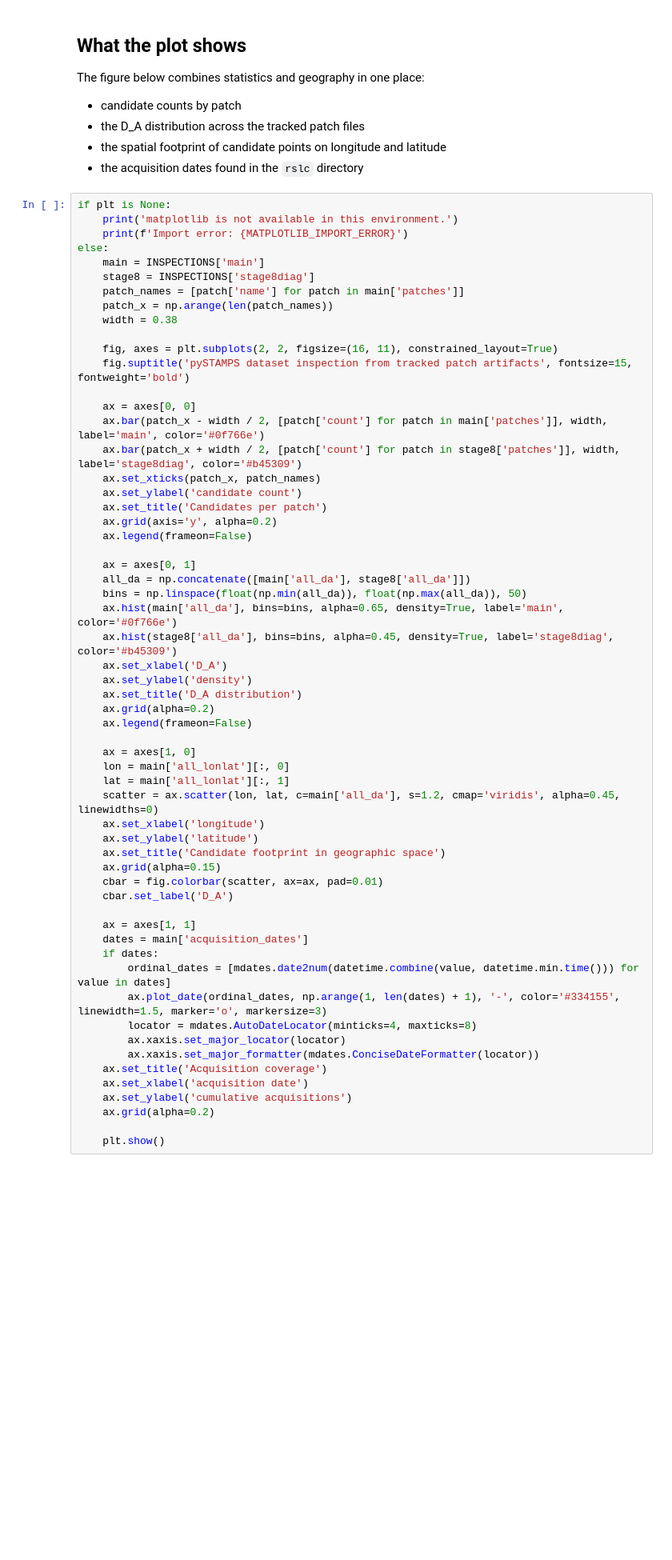
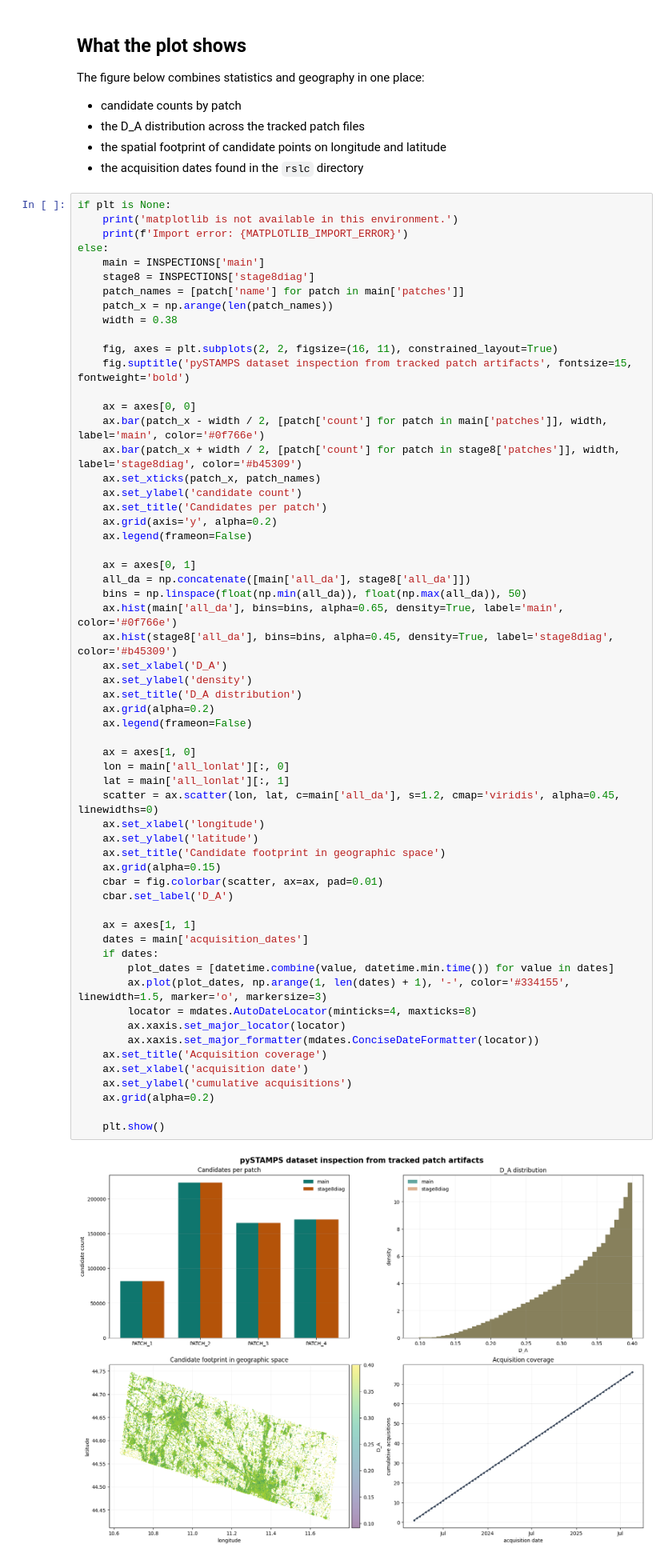
Before and after one commit to sirbastiano/pystamps, a Jupyter notebook: examples/pystamps_dataset_inspection.ipynb, the cells around one changed output. Shown at 80% size. Drawn from its saved outputs; the diff is of its cells as text; blank space fills up the shorter version.

```diff
--- a/examples/pystamps_dataset_inspection.ipynb
+++ b/examples/pystamps_dataset_inspection.ipynb
@@ -219,35 +240,37 @@ else:
     ax.hist(stage8['all_da'], bins=bins, alpha=0.45, density=True, label='stage8diag', color='#b45309')
     ax.set_xlabel('D_A')
     ax.set_ylabel('density')
     ax.set_title('D_A distribution')
     ax.grid(alpha=0.2)
     ax.legend(frameon=False)
 
     ax = axes[1, 0]
     lon = main['all_lonlat'][:, 0]
     lat = main['all_lonlat'][:, 1]
     scatter = ax.scatter(lon, lat, c=main['all_da'], s=1.2, cmap='viridis', alpha=0.45, linewidths=0)
     ax.set_xlabel('longitude')
     ax.set_ylabel('latitude')
     ax.set_title('Candidate footprint in geographic space')
     ax.grid(alpha=0.15)
     cbar = fig.colorbar(scatter, ax=ax, pad=0.01)
     cbar.set_label('D_A')
 
     ax = axes[1, 1]
     dates = main['acquisition_dates']
     if dates:
-        ordinal_dates = [mdates.date2num(datetime.combine(value, datetime.min.time())) for value in dates]
-        ax.plot_date(ordinal_dates, np.arange(1, len(dates) + 1), '-', color='#334155', linewidth=1.5, marker='o', markersize=3)
+        plot_dates = [datetime.combine(value, datetime.min.time()) for value in dates]
+        ax.plot(plot_dates, np.arange(1, len(dates) + 1), '-', color='#334155', linewidth=1.5, marker='o', markersize=3)
         locator = mdates.AutoDateLocator(minticks=4, maxticks=8)
         ax.xaxis.set_major_locator(locator)
         ax.xaxis.set_major_formatter(mdates.ConciseDateFormatter(locator))
     ax.set_title('Acquisition coverage')
     ax.set_xlabel('acquisition date')
     ax.set_ylabel('cumulative acquisitions')
     ax.grid(alpha=0.2)
 
     plt.show()
+# %% [output]
+[figure, added]
 # %% [markdown]
 ## Peek at the top-level folder entries
 
```
Also changed, not shown: parts of 5 cells of this notebook.
